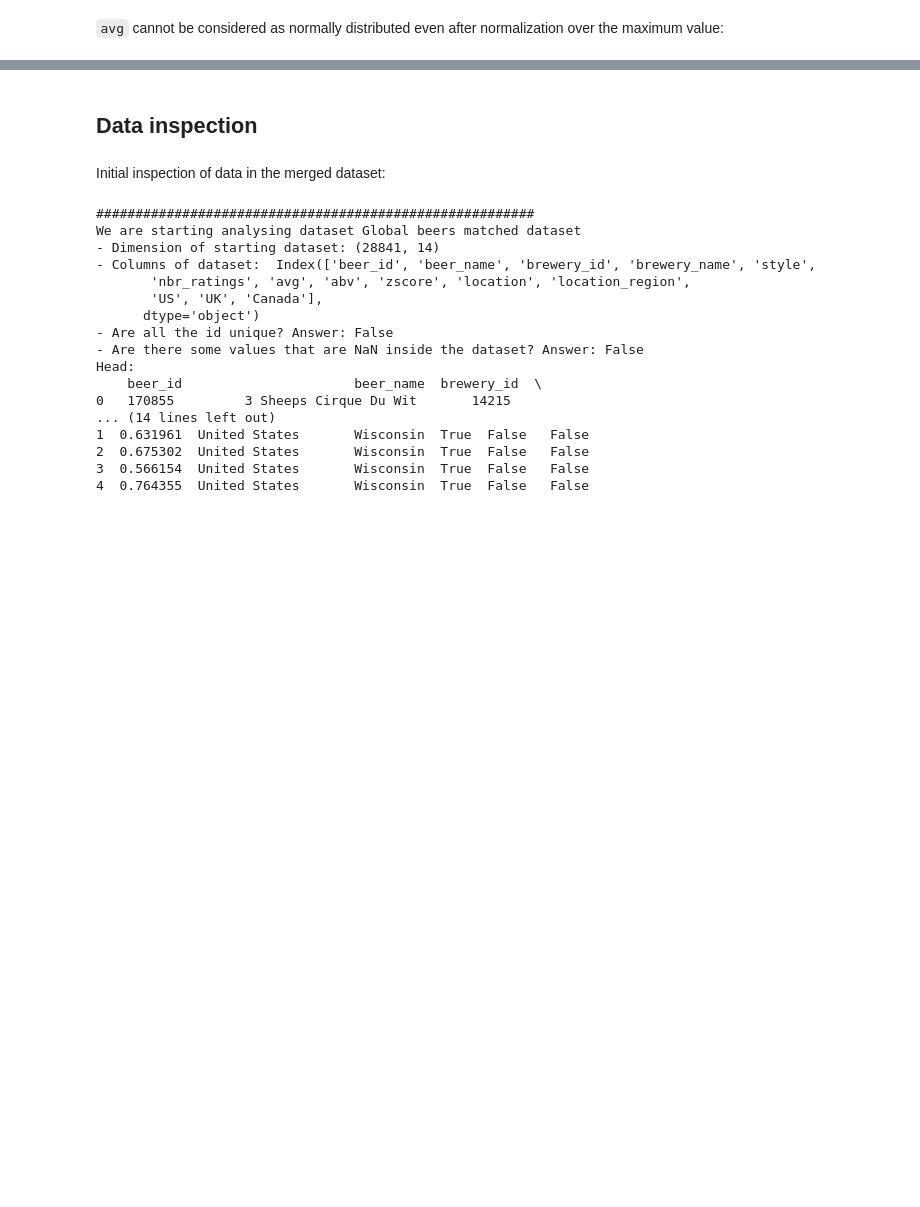
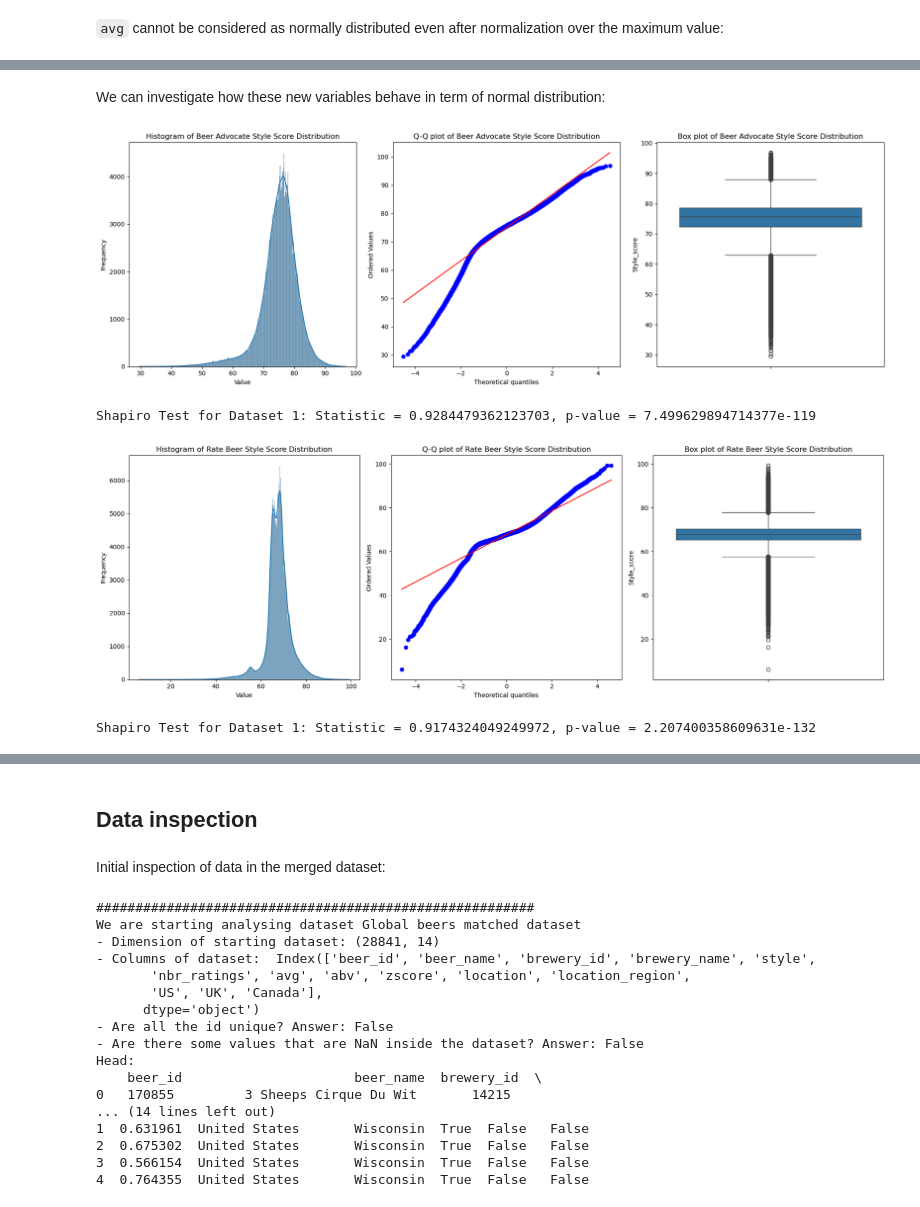
Before and after one commit to epfl-ada/ada-2024-project-mediterranean, a Jupyter notebook: beers_analysis.ipynb, the cells around one changed output, grey strips where cells are left out. Saved outputs shown, nothing was run; the diff lists cells and outputs as text; code cells hidden in the pictures; blank space fills up the shorter version.

```diff
--- a/beers_analysis.ipynb
+++ b/beers_analysis.ipynb
@@ -262,0 +347,3 @@ Now lets merge all beers in a single dataset taking into account possible duplic
+# %%
+beers_adv_col_filt['avg_scaled'] = beers_adv_col_filt['avg']*100
+style_truncated_means_ba = beers_adv_col_filt.groupby('style')['avg_scaled'].apply(lambda x: trim_mean(x, 0.1))
@@ -262,0 +417,15 @@ Now lets merge all beers in a single dataset taking into account possible duplic
+# %%
+columns_to_drop = ['avg_computed', 'avg_scaled']
+
+beers_rate_col_filt = beers_rate_col_filt.drop(columns=columns_to_drop, errors='ignore')
+beers_adv_col_filt = beers_adv_col_filt.drop(columns=columns_to_drop, errors='ignore')
+
+desired_order = [
+    'beer_id', 'beer_name', 'brewery_id', 'brewery_name',
+    'style', 'abv',
+    'nbr_ratings', 'avg', 'Style_score', 'Overall_score', 'nbr_matched_valid_ratings',
+    'location', 'location_region', 'US', 'UK', 'Canada'
+]
+
+beers_rate_col_filt = beers_rate_col_filt[desired_order]
+beers_adv_col_filt = beers_adv_col_filt[desired_order]
@@ -262,0 +450,35 @@ Now lets merge all beers in a single dataset taking into account possible duplic
+# %% [markdown]
+We can investigate how these new variables behave in term of normal distribution:
+# %%
+def plot_normality(data, title):
+    # Set up the figure and axes
+    fig, axes = plt.subplots(1, 3, figsize=(18, 6))
+
+    # Histogram
+    sns.histplot(data, kde=True, ax=axes[0])
+    axes[0].set_title(f"Histogram of {title}")
+    axes[0].set_xlabel('Value')
+    axes[0].set_ylabel('Frequency')
+
+    # Q-Q plot
+    stats.probplot(data, dist="norm", plot=axes[1])
+    axes[1].set_title(f"Q-Q plot of {title}")
+
+    # Box plot
+    sns.boxplot(data, ax=axes[2])
+    axes[2].set_title(f"Box plot of {title}")
+
+    # Adjust layout
+    plt.tight_layout()
+    plt.show()
+
+    stat1, p1 = stats.shapiro(data)
+    print(f"Shapiro Test for Dataset 1: Statistic = {stat1}, p-value = {p1}")
+
+plot_normality(beers_adv_col_filt['Style_score'], 'Beer Advocate Style Score Distribution')
+plot_normality(beers_rate_col_filt['Style_score'], 'Rate Beer Style Score Distribution')
+# %% [output]
+[figure, added]
+Shapiro Test for Dataset 1: Statistic = 0.9284479362123703, p-value = 7.499629894714377e-119
+[figure, added]
+Shapiro Test for Dataset 1: Statistic = 0.9174324049249972, p-value = 2.207400358609631e-132
```
Also changed, not shown: parts of 32 cells of this notebook, 2 other files.
